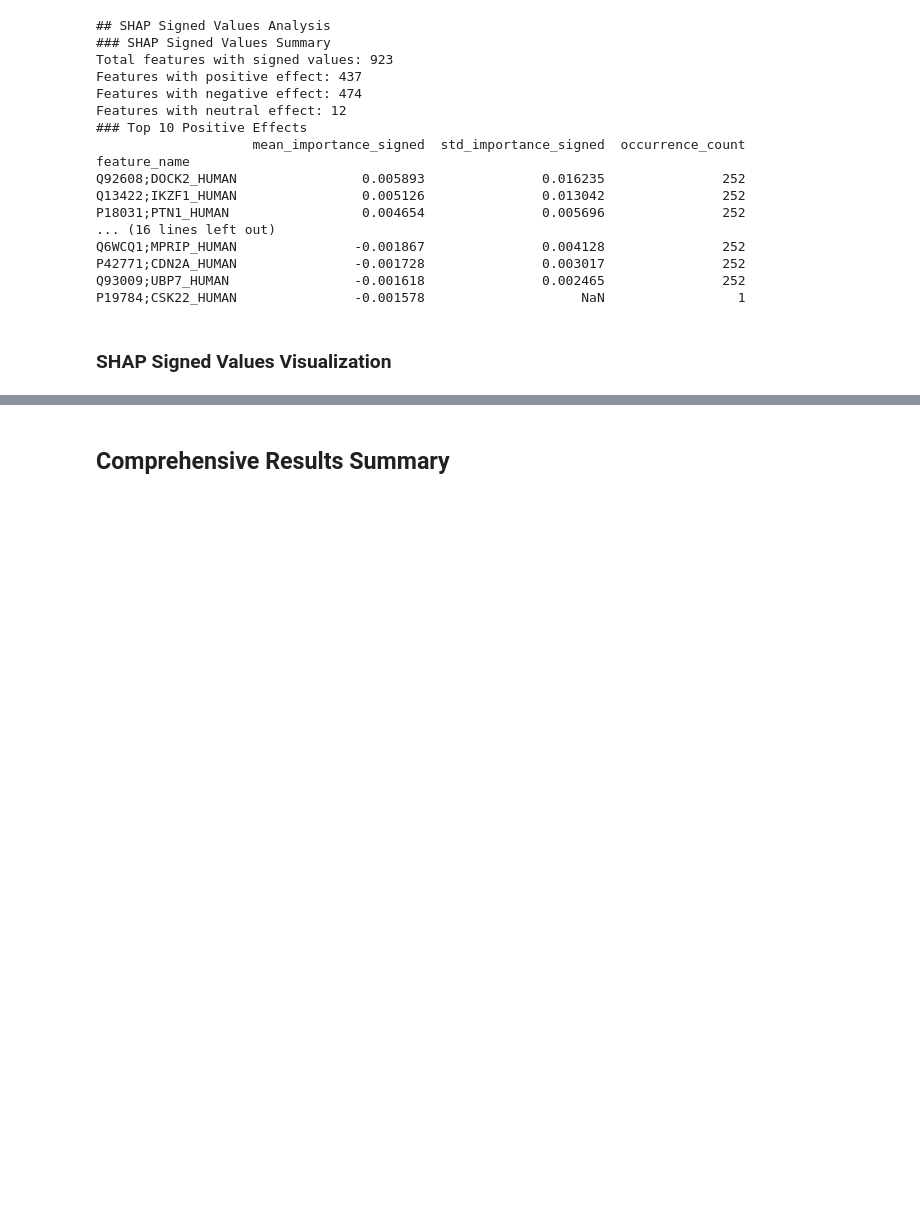
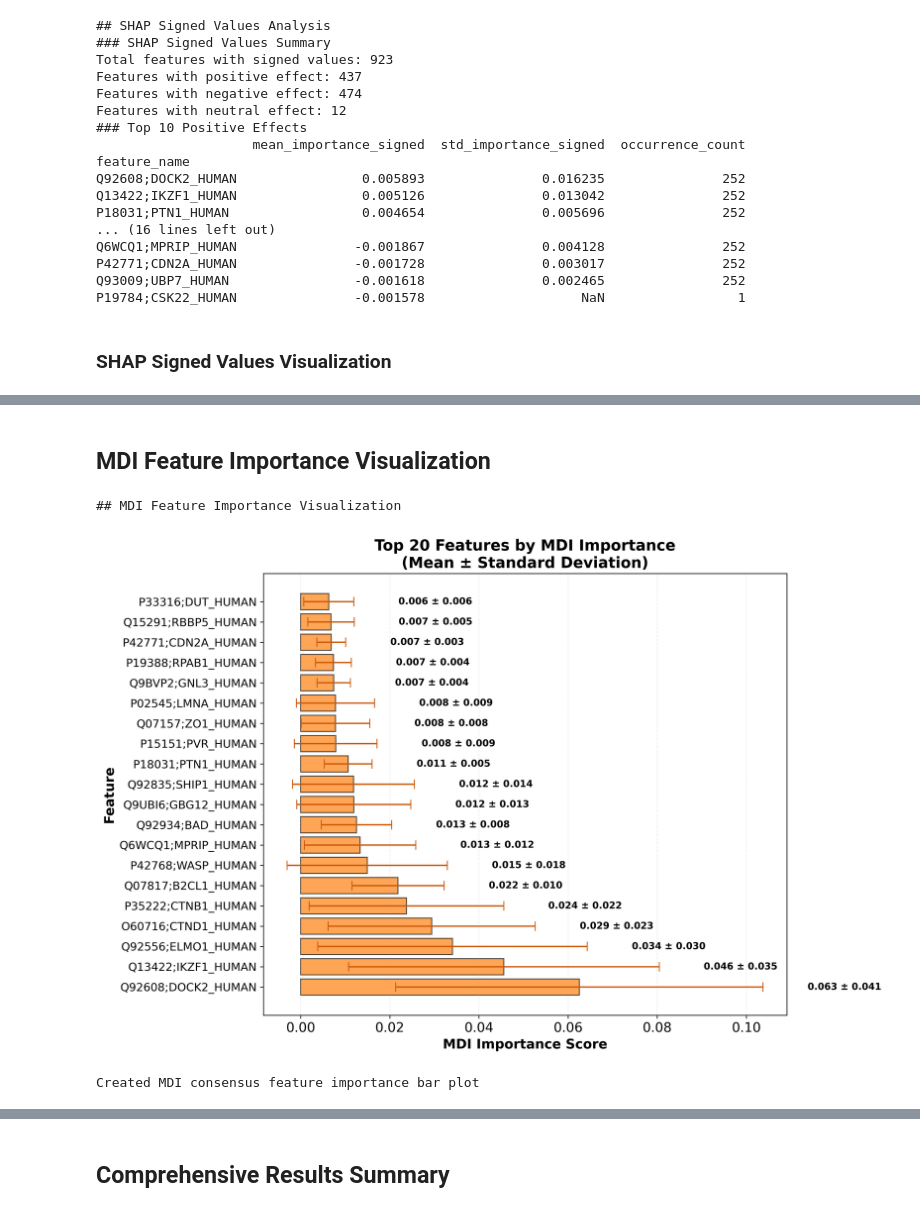
Before and after one commit to AnEvilBurrito/ode-biomarker-project, a Jupyter notebook: thesis-notebooks/result1/sub-section5/feat_importance_analysis.ipynb, the cells around one changed output, grey strips where cells are left out. Cells and saved outputs as stored; diff of their text form; code cells hidden in the pictures; blank space fills up the shorter version.

```diff
--- a/thesis-notebooks/result1/sub-section5/feat_importance_analysis.ipynb
+++ b/thesis-notebooks/result1/sub-section5/feat_importance_analysis.ipynb
@@ -736,0 +850,57 @@ Created enhanced SHAP signed values distribution plot
+# %% [markdown]
+## MDI Feature Importance Visualization
+# %%
+save_and_print("## MDI Feature Importance Visualization", print_report_file, level="section")
+
+def visualize_mdi_importance(data_files, file_save_path, exp_id):
+    """
+    Create MDI consensus feature importance visualization
+    """
+    mdi_condition = f"{model_name}_k{k_value}_{method_name}_split{split_size}_mdi"
+
+    if mdi_condition not in data_files or 'consensus_feature_importance' not in data_files[mdi_condition]:
+        save_and_print("MDI consensus data not available for visualization", print_report_file, level="info")
+        return None
+
+    mdi_consensus = data_files[mdi_condition]['consensus_feature_importance']
+
+    # Get top 20 features by MDI importance
+    top_mdi_features = mdi_consensus.nlargest(20, 'mean_importance')
+
+    # Create publication-quality MDI bar plot
+    plt.figure(figsize=(12, 8), dpi=300)
+    plt.rcParams['font.size'] = 14
+
+    # Create horizontal bar plot
+    y_pos = range(len(top_mdi_features))
+    bars = plt.barh(y_pos, top_mdi_features['mean_importance'],
+                    xerr=top_mdi_features['std_importance'],
+                    color='#ff7f0e', alpha=0.7, edgecolor='black', linewidth=1,
+                    capsize=5, ecolor='#cc5a0a')
+
+    plt.yticks(y_pos, top_mdi_features.index, fontsize=12)
+    plt.xlabel('MDI Importance Score', fontsize=14, fontweight='bold')
+    plt.ylabel('Feature', fontsize=14, fontweight='bold')
+    plt.title('Top 20 Features by MDI Importance\n(Mean ± Standard Deviation)',
+              fontsize=16, fontweight='bold')
+
+    # Add value labels
+    for i, (mean_val, std_val) in enumerate(zip(top_mdi_features['mean_importance'], top_mdi_features['std_importance'])):
+        plt.text(mean_val + std_val + 0.01, i, f'{mean_val:.3f} ± {std_val:.3f}',
+                va='center', fontsize=10, fontweight='bold')
+
+    plt.grid(axis='x', alpha=0.2, linestyle='--')
+    plt.tight_layout()
+    plt.savefig(f"{file_save_path}mdi_consensus_importance_{exp_id}.png", dpi=300, bbox_inches='tight')
+    plt.show()
+
+    save_and_print("Created MDI consensus feature importance bar plot", print_report_file, level="info")
+
+    return top_mdi_features
+
+# Perform MDI visualization
+mdi_top_features = visualize_mdi_importance(data_files, file_save_path, exp_id)
+# %% [output]
+## MDI Feature Importance Visualization
+[figure, added]
+Created MDI consensus feature importance bar plot
```
Also changed, not shown: parts of 16 cells of this notebook, 1 other file.
